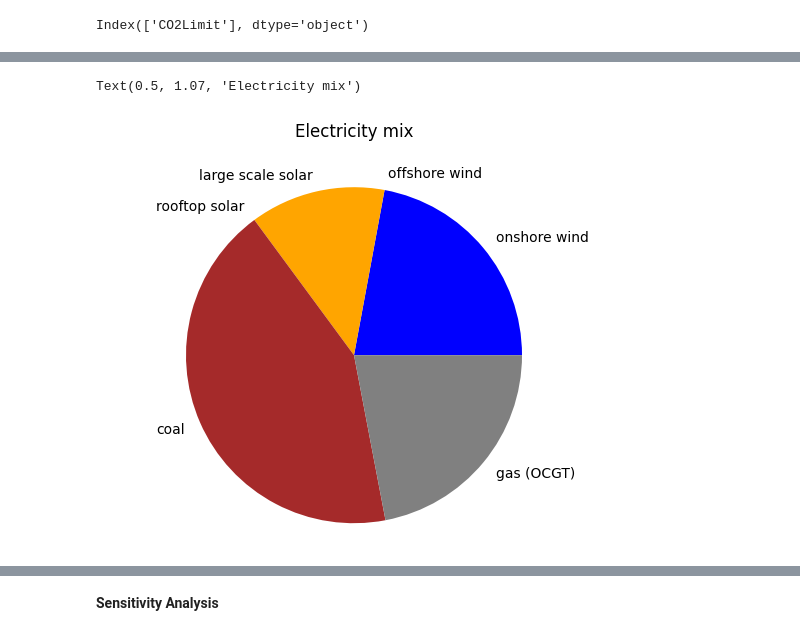
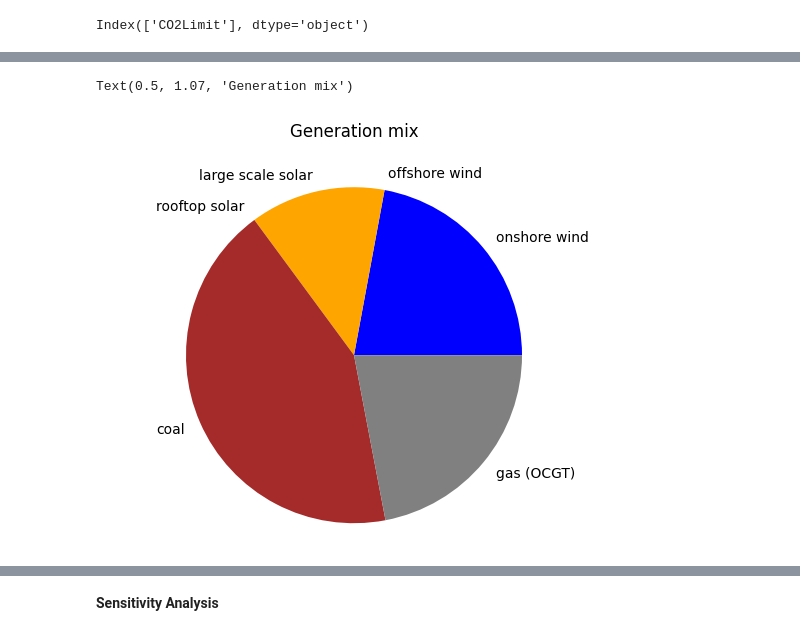
Before and after one commit to alex-catruc/IntegratedEG, a Jupyter notebook: Assignment.ipynb, the cells around one changed output, grey strips where cells are left out. Saved outputs shown, nothing was run; the diff lists cells and outputs as text; code cells hidden in the pictures.

```diff
--- a/Assignment.ipynb
+++ b/Assignment.ipynb
@@ -369,29 +369,30 @@ INFO:gurobipy:obj: 113887 rows, 52566 columns, 219290 nonzeros
 Gurobi Optimizer version 11.0.3 build v11.0.3rc0 (win64 - Windows 11.0 (22631.2))
 ... (144 outputs left out)
 # %%
+
 labels = ['onshore wind',
             'offshore wind',
             'large scale solar',
             'rooftop solar',
             'coal',
             'gas (OCGT)']
 
 sizes = [network.generators_t.p['onshorewind'].sum(),
             network.generators_t.p['offshorewind'].sum(),
          network.generators_t.p['PV'].sum(),
             network.generators_t.p['rooftopPV'].sum(),
             network.generators_t.p['coal'].sum(),
          network.generators_t.p['OCGT'].sum()]
 
 colors=['blue', 'darkblue', 'orange', 'yellow', 'brown', 'grey']
 
 plt.pie(sizes,
-        colors=colors,
-        labels=labels,
-        wedgeprops={'linewidth':0})
+      colors=colors,
+      labels=labels,
+      wedgeprops={'linewidth':0})
 plt.axis('equal')
 
-plt.title('Electricity mix', y=1.07)
+plt.title('Generation mix', y=1.07)
 # %% [output]
-Text(0.5, 1.07, 'Electricity mix')
+Text(0.5, 1.07, 'Generation mix')
-[figure, old version]
+[figure, new version]
```
Also changed, not shown: parts of 35 cells of this notebook, 1 other file.
